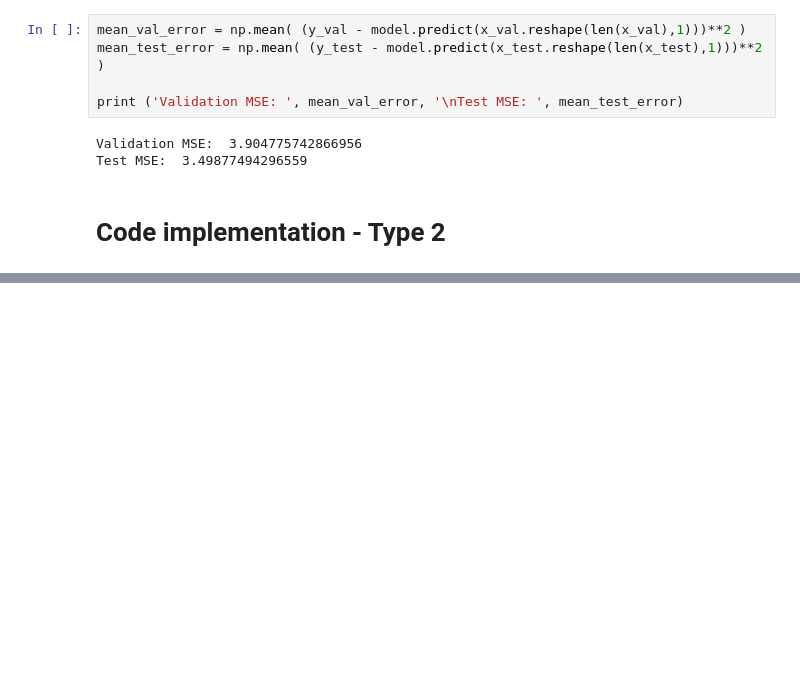
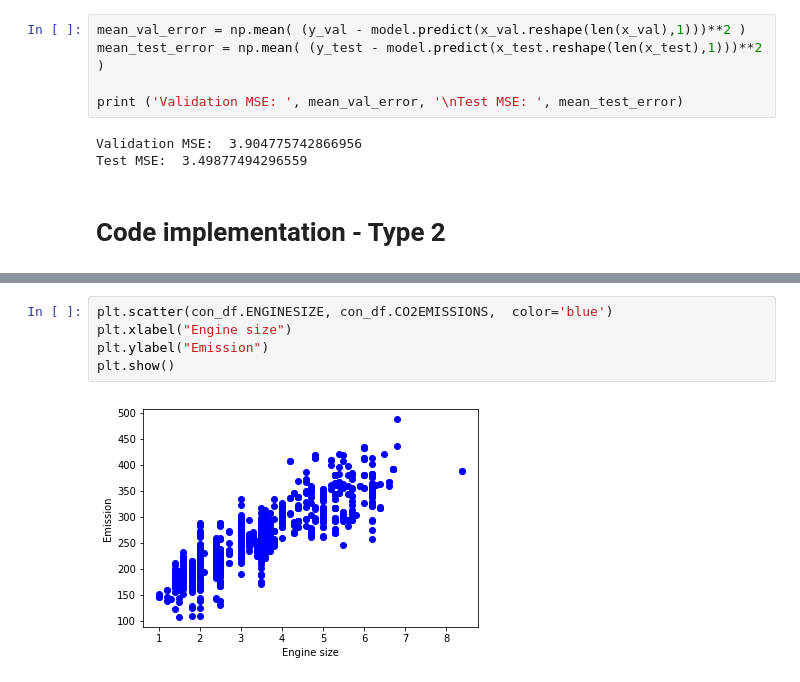
Before and after one commit to laxmankishore/ML-Algorithms, a Jupyter notebook: Linear Regression.ipynb, the cells around one changed output, grey strips where cells are left out. Drawn from its saved outputs; the diff is of its cells as text; blank space fills up the shorter version.

```diff
--- a/Linear Regression.ipynb
+++ b/Linear Regression.ipynb
@@ -125,0 +226,7 @@ Test MSE:  3.49877494296559
+# %%
+plt.scatter(con_df.ENGINESIZE, con_df.CO2EMISSIONS,  color='blue')
+plt.xlabel("Engine size")
+plt.ylabel("Emission")
+plt.show()
+# %% [output]
+[figure, added]
```
Also changed, not shown: parts of 38 cells of this notebook.
